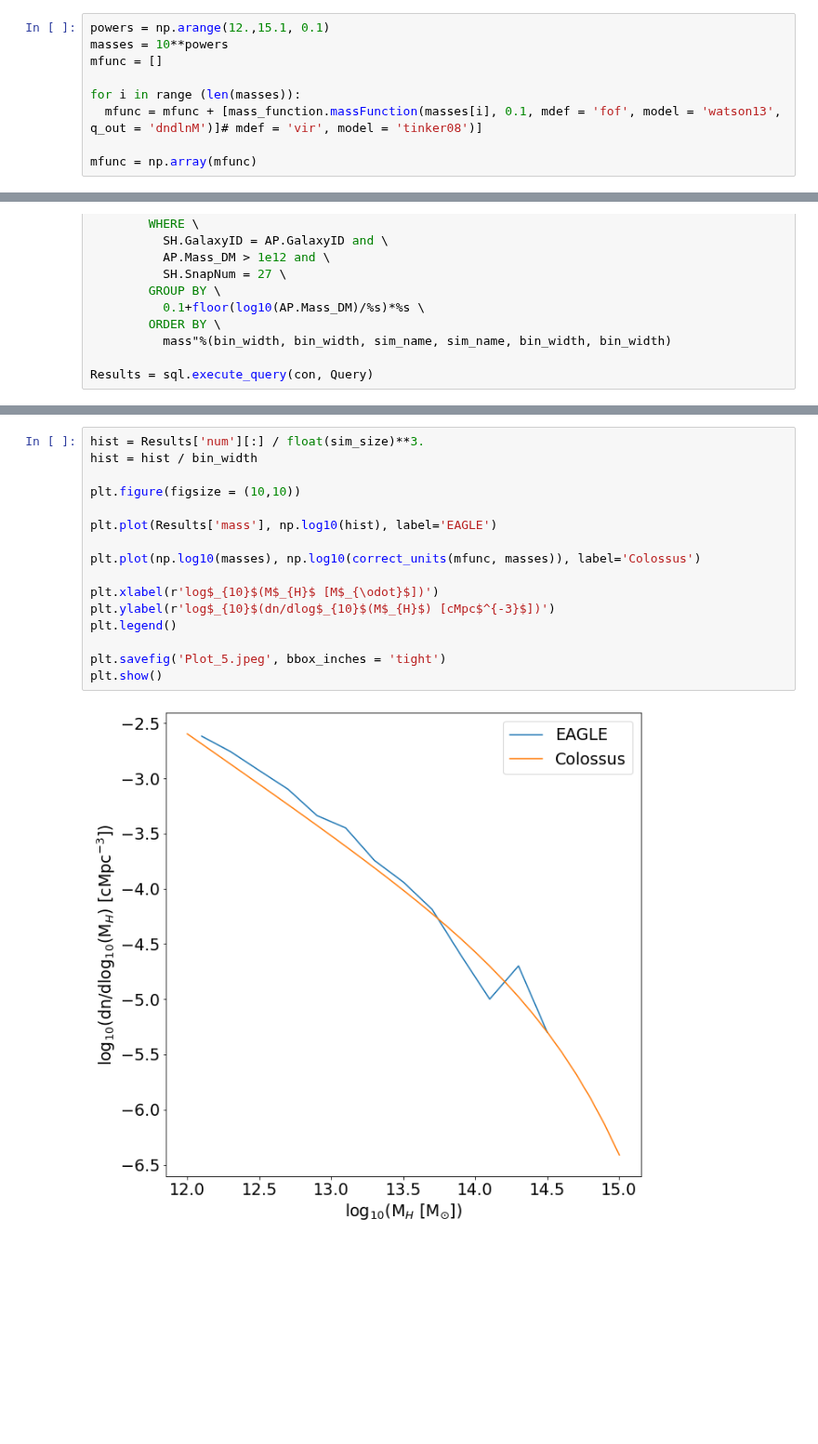
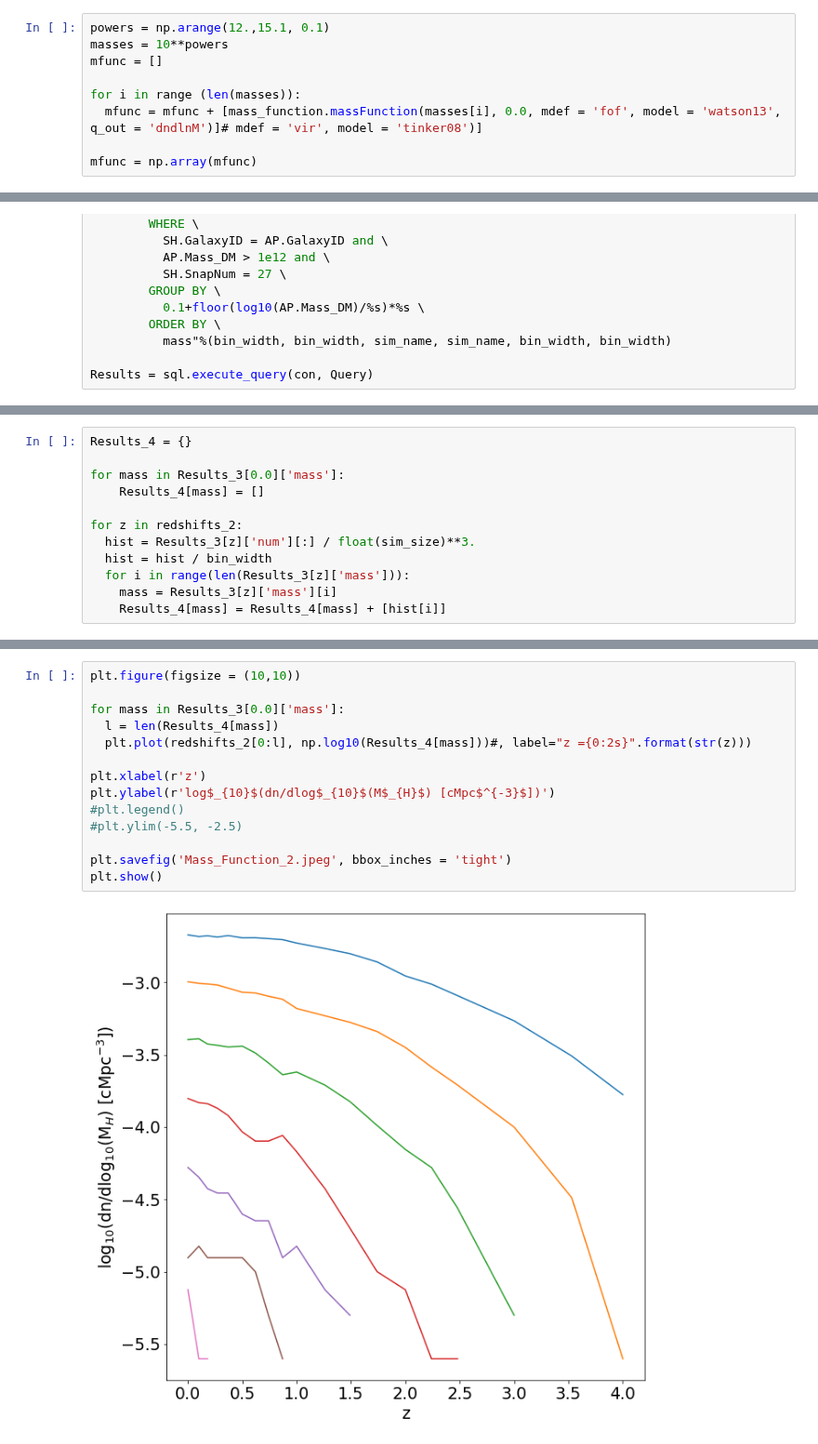
Before and after one commit to xvh422/L4-Project, a Jupyter notebook: J_Carter_Code.ipynb, the cells around one changed output, grey strips where cells are left out. Shown at 93% size. Cells and saved outputs as stored; diff of their text form; blank space fills up the shorter version.

```diff
--- a/J_Carter_Code.ipynb
+++ b/J_Carter_Code.ipynb
@@ -744,7 +755,7 @@ masses = 10**powers
 mfunc = []
 
 for i in range (len(masses)):
-  mfunc = mfunc + [mass_function.massFunction(masses[i], 0.1, mdef = 'fof', model = 'watson13', q_out = 'dndlnM')]# mdef = 'vir', model = 'tinker08')]
+  mfunc = mfunc + [mass_function.massFunction(masses[i], 0.0, mdef = 'fof', model = 'watson13', q_out = 'dndlnM')]# mdef = 'vir', model = 'tinker08')]
 
 mfunc = np.array(mfunc)
 # %%
@@ -817,0 +903,12 @@ Results = sql.execute_query(con, Query)
+# %%
+Results_4 = {}
+
+for mass in Results_3[0.0]['mass']:
+    Results_4[mass] = []
+
+for z in redshifts_2:
+  hist = Results_3[z]['num'][:] / float(sim_size)**3.
+  hist = hist / bin_width
+  for i in range(len(Results_3[z]['mass'])):
+    mass = Results_3[z]['mass'][i]
+    Results_4[mass] = Results_4[mass] + [hist[i]]
@@ -818,18 +917,16 @@ Results = sql.execute_query(con, Query)
 # %%
-hist = Results['num'][:] / float(sim_size)**3.
-hist = hist / bin_width
-
 plt.figure(figsize = (10,10))
 
-plt.plot(Results['mass'], np.log10(hist), label='EAGLE')
+for mass in Results_3[0.0]['mass']:
+  l = len(Results_4[mass])
+  plt.plot(redshifts_2[0:l], np.log10(Results_4[mass]))#, label="z ={0:2s}".format(str(z)))
 
-plt.plot(np.log10(masses), np.log10(correct_units(mfunc, masses)), label='Colossus')
+plt.xlabel(r'z')
+plt.ylabel(r'log$_{10}$(dn/dlog$_{10}$(M$_{H}$) [cMpc$^{-3}$])')
+#plt.legend()
+#plt.ylim(-5.5, -2.5)
 
-plt.xlabel(r'log$_{10}$(M$_{H}$ [M$_{\odot}$])')
-plt.ylabel(r'log$_{10}$(dn/dlog$_{10}$(M$_{H}$) [cMpc$^{-3}$])')
-plt.legend()
-
-plt.savefig('Plot_5.jpeg', bbox_inches = 'tight')
+plt.savefig('Mass_Function_2.jpeg', bbox_inches = 'tight')
 plt.show()
 # %% [output]
-[figure, old version]
+[figure, new version]
```
Also changed, not shown: parts of 13 cells of this notebook.
